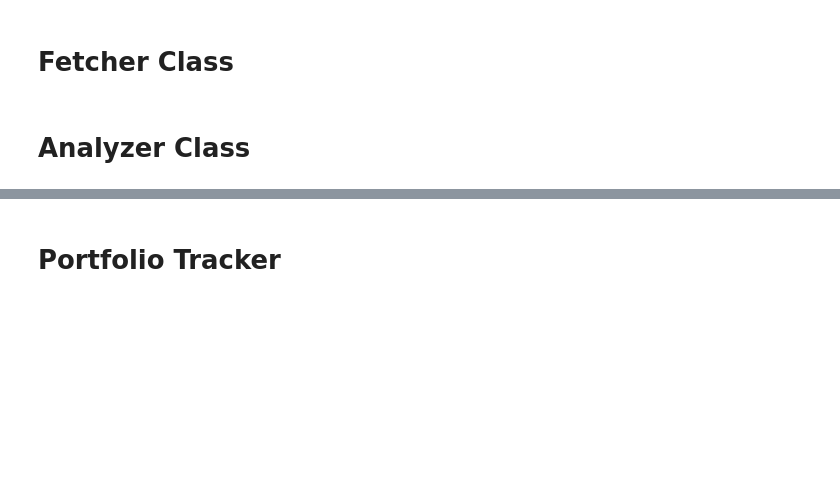
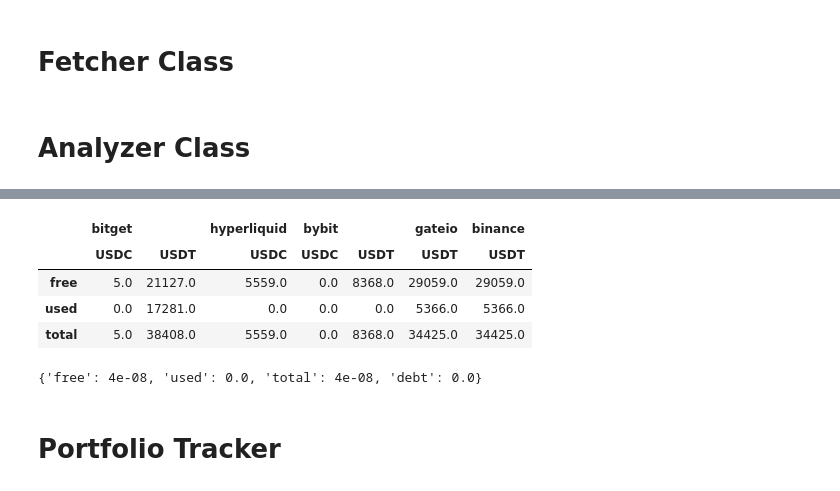
Before and after one commit to bokyoung96/Alphawave, a Jupyter notebook: ccxt_arb_SK_V4.ipynb, the cells around one changed output, grey strips where cells are left out. Drawn from its saved outputs; the diff is of its cells as text; code cells hidden in the pictures; blank space fills up the shorter version.

Commit message:
balance total
balance total

```diff
--- a/ccxt_arb_SK_V4.ipynb
+++ b/ccxt_arb_SK_V4.ipynb
@@ -920,3 +927,39 @@ utc now:  2025-03-23 07:33:06.288663+00:00
+# %%
+exchange_balance_whole_list=[]
+for exchange_name in fetcher.exchanges_to_fetch:
+    if exchange_name=='bitget':
+        USDC_balance=pd.Series(fetcher.data_cache[exchange_name]['balance_usdc']['USDC'])
+        USDT_balance=pd.Series(fetcher.data_cache[exchange_name]['balance']['USDT'])
+        exchange_balance_whole=pd.concat([USDC_balance,USDT_balance],axis=1,keys=['USDC','USDT'])
+    elif exchange_name=='hyperliquid':
+        USDC_balance=pd.Series(fetcher.data_cache[exchange_name]['balance']['USDC'])
+        exchange_balance_whole=pd.concat([USDC_balance],axis=1,keys=['USDC'])
+    elif exchange_name=='binace':
+        USDC_balance=pd.Series(fetcher.data_cache[exchange_name]['balance']['USDC'])
+        USDT_balance=pd.Series(fetcher.data_cache[exchange_name]['balance']['USDT'])
+        BNB_balance=pd.Series(fetcher.data_cache[exchange_name]['balance']['BNB'])
+        exchange_balance_whole=pd.concat([USDC_balance,USDT_balance,BNB_balance],axis=1,keys=['USDC','USDT','BNB'])
+    elif exchange_name=='gateio':
+        USDT_balance=pd.Series(fetcher.data_cache[exchange_name]['balance']['USDT'])
+        exchange_balance_whole=pd.concat([USDT_balance],axis=1,keys=['USDT'])
+    elif exchange_name=='bybit':
+        USDC_balance=pd.Series(fetcher.data_cache[exchange_name]['balance']['USDC'])
+        USDT_balance=pd.Series(fetcher.data_cache[exchange_name]['balance']['USDT'])
+        exchange_balance_whole=pd.concat([USDC_balance,USDT_balance],axis=1,keys=['USDC','USDT'])
+    exchange_balance_whole_list.append(exchange_balance_whole)
+exchange_balance_whole_result=pd.concat(exchange_balance_whole_list,axis=1,keys=fetcher.exchanges_to_fetch)
+exchange_balance_whole_result=np.floor(exchange_balance_whole_result).loc[['free','used','total']]
+exchange_balance_whole_result
+# %% [output]
+|  | bitget |  | hyperliquid | bybit |  | gateio | binance |
+|  | USDC | USDT | USDC | USDC | USDT | USDT | USDT |
+| free | 5.0 | 21127.0 | 5559.0 | 0.0 | 8368.0 | 29059.0 | 29059.0 |
+| used | 0.0 | 17281.0 | 0.0 | 0.0 | 0.0 | 5366.0 | 5366.0 |
+| total | 5.0 | 38408.0 | 5559.0 | 0.0 | 8368.0 | 34425.0 | 34425.0 |
+# %%
+fetcher.data_cache['bybit']['balance']['USDC']
+# %% [output]
+{'free': 4e-08, 'used': 0.0, 'total': 4e-08, 'debt': 0.0}
 # %% [markdown]
 # Portfolio Tracker
 # %%
```
Also changed, not shown: parts of 1 cell of this notebook, 1 other file.
